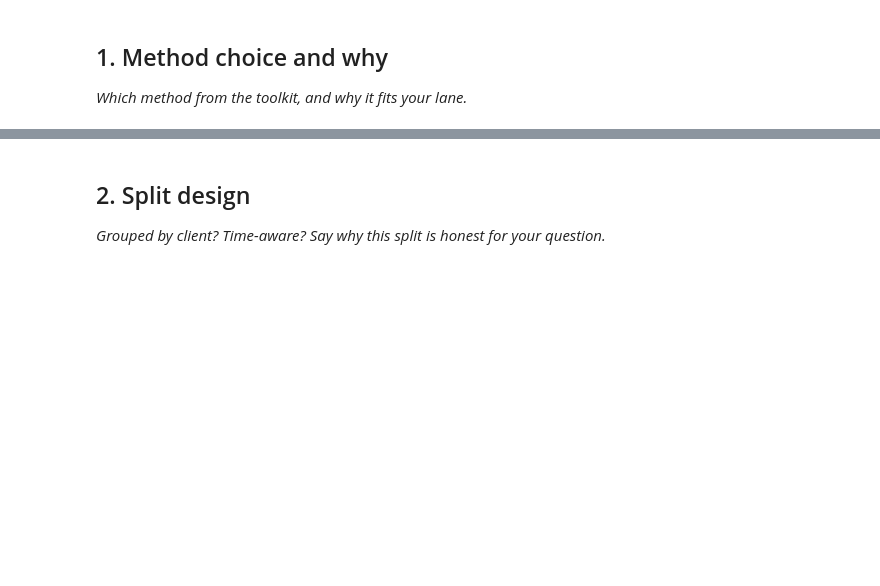
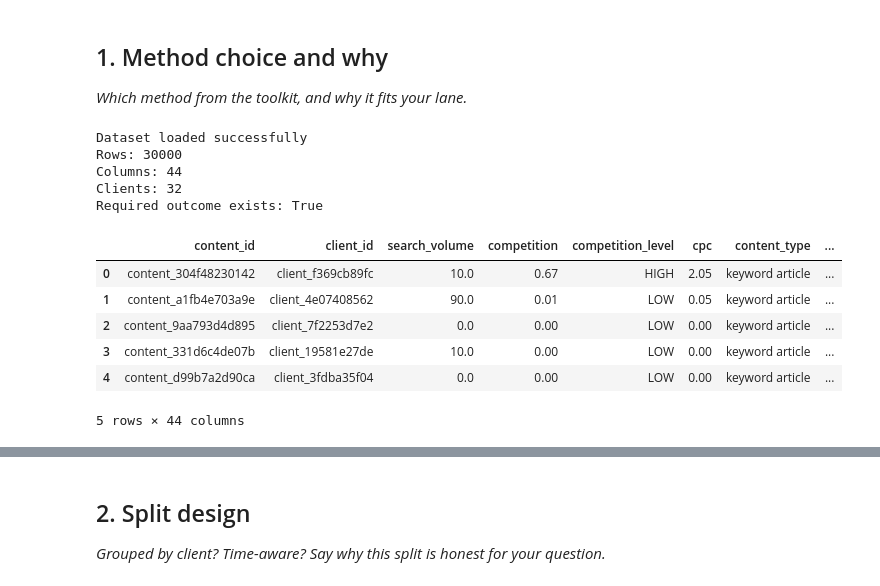
Before and after one commit to Shrinidhi-02/flyrank-machine-learning, a Jupyter notebook: work/notebooks/w05_model.ipynb, the cells around one changed output, grey strips where cells are left out. Drawn from its saved outputs; the diff is of its cells as text; code cells hidden in the pictures; blank space fills up the shorter version.

```diff
--- a/work/notebooks/w05_model.ipynb
+++ b/work/notebooks/w05_model.ipynb
@@ -15,0 +13,43 @@ This skeleton is yours to fill. Work the sections **in order** — each one has
+# %%
+# This cell is for CODE (numbers, a query, a check).
+# Write your text answer in the cell ABOVE this one — typing sentences here breaks Run All.
+import pandas as pd
+import numpy as np
+
+from sklearn.model_selection import GroupShuffleSplit
+from sklearn.compose import ColumnTransformer
+from sklearn.pipeline import Pipeline
+from sklearn.preprocessing import OneHotEncoder, StandardScaler
+from sklearn.impute import SimpleImputer
+from sklearn.linear_model import LogisticRegression
+from sklearn.inspection import permutation_importance
+from sklearn.metrics import average_precision_score
+
+DATA_URL = (
+    "https://raw.githubusercontent.com/"
+    "Shrinidhi-02/flyrank-machine-learning/"
+    "main/data/raw/content_refresh_anonymized.csv"
+)
+
+df = pd.read_csv(DATA_URL)
+
+print("Dataset loaded successfully")
+print("Rows:", len(df))
+print("Columns:", len(df.columns))
+print("Clients:", df["client_id"].nunique())
+print("Required outcome exists:", "trend_direction" in df.columns)
+
+display(df.head())
+# %% [output]
+Dataset loaded successfully
+Rows: 30000
+Columns: 44
+Clients: 32
+Required outcome exists: True
+|  | content_id | client_id | search_volume | competition | competition_level | cpc | content_type | ... |
+| 0 | content_304f48230142 | client_f369cb89fc | 10.0 | 0.67 | HIGH | 2.05 | keyword article | ... |
+| 1 | content_a1fb4e703a9e | client_4e07408562 | 90.0 | 0.01 | LOW | 0.05 | keyword article | ... |
+| 2 | content_9aa793d4d895 | client_7f2253d7e2 | 0.0 | 0.00 | LOW | 0.00 | keyword article | ... |
+| 3 | content_331d6c4de07b | client_19581e27de | 10.0 | 0.00 | LOW | 0.00 | keyword article | ... |
+| 4 | content_d99b7a2d90ca | client_3fdba35f04 | 0.0 | 0.00 | LOW | 0.00 | keyword article | ... |
+5 rows × 44 columns
```
Also changed, not shown: parts of 11 cells of this notebook.
